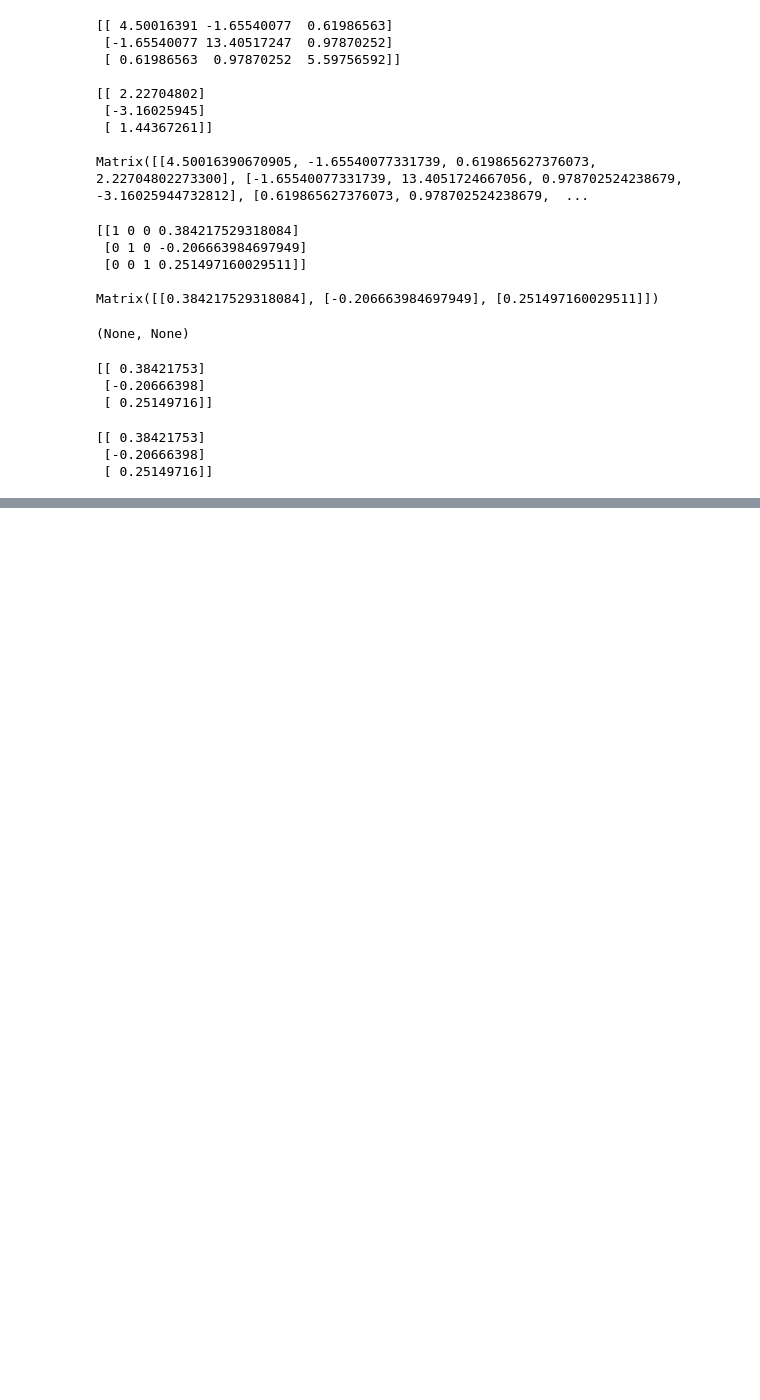
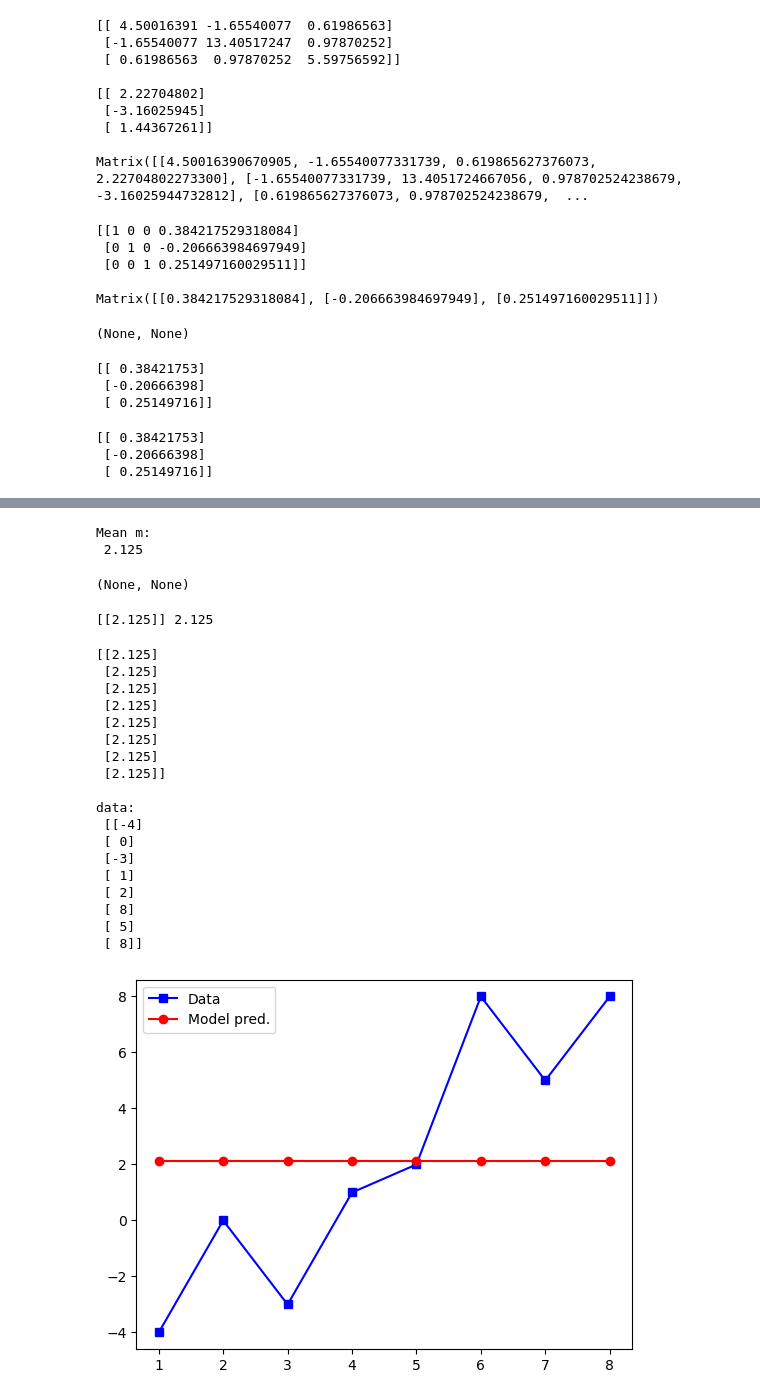
Before and after one commit to kennyow/Linear_Algebra_Course_2025, a Jupyter notebook: LeastSquares/LeastSquares.ipynb, the cells around one changed output, grey strips where cells are left out. Cells and saved outputs as stored; diff of their text form; code cells hidden in the pictures; blank space fills up the shorter version.

```diff
--- a/LeastSquares/LeastSquares.ipynb
+++ b/LeastSquares/LeastSquares.ipynb
@@ -123,3 +125,8 @@ print(beta3)
 [[ 0.38421753]
  [-0.20666398]
  [ 0.25149716]]
+# %%
+#data
+data = np.array([[-4, 0, -3, 1, 2, 8 ,5, 8]]).T
+N = len(data)
+N
@@ -125,0 +135,9 @@ print(beta3)
+# %%
+#design matrix
+X = np.ones([N,1])
+print(f"Matrix X: \n {X}"), print(' ')
+print(f"data: \n {data}"), print(' ')
+
+#fit the model
+b = np.linalg.solve(X.T@X, X.T@data)
+print(f"Solve X.T@X and X.T@data: \n {b}"), print(' ')
@@ -125,0 +163,44 @@ print(beta3)
+# %%
+#compare against the mean
+m = np.mean(data)
+print(f"Mean m: \n {m}"), print(' ')
+# %% [output]
+Mean m:
+ 2.125
+(None, None)
+# %%
+#results:
+
+print(b, m)
+# %% [output]
+[[2.125]] 2.125
+# %%
+#making a plot
+yHat = X@b
+print(yHat), print('  ')
+print(f"data: \n {data}"), print(' ')
+
+plt.plot(np.arange(1, N+1), data, 'bs-', label='Data')
+plt.plot(np.arange(1, N+1), yHat, 'ro-', label='Model pred.')
+plt.legend()
+plt.show()
+# %% [output]
+[[2.125]
+ [2.125]
+ [2.125]
+ [2.125]
+ [2.125]
+ [2.125]
+ [2.125]
+ [2.125]]
+
+data:
+ [[-4]
+ [ 0]
+ [-3]
+ [ 1]
+ [ 2]
+ [ 8]
+ [ 5]
+ [ 8]]
+[figure, added]
```
Also changed, not shown: parts of 17 cells of this notebook, 2 other files.
